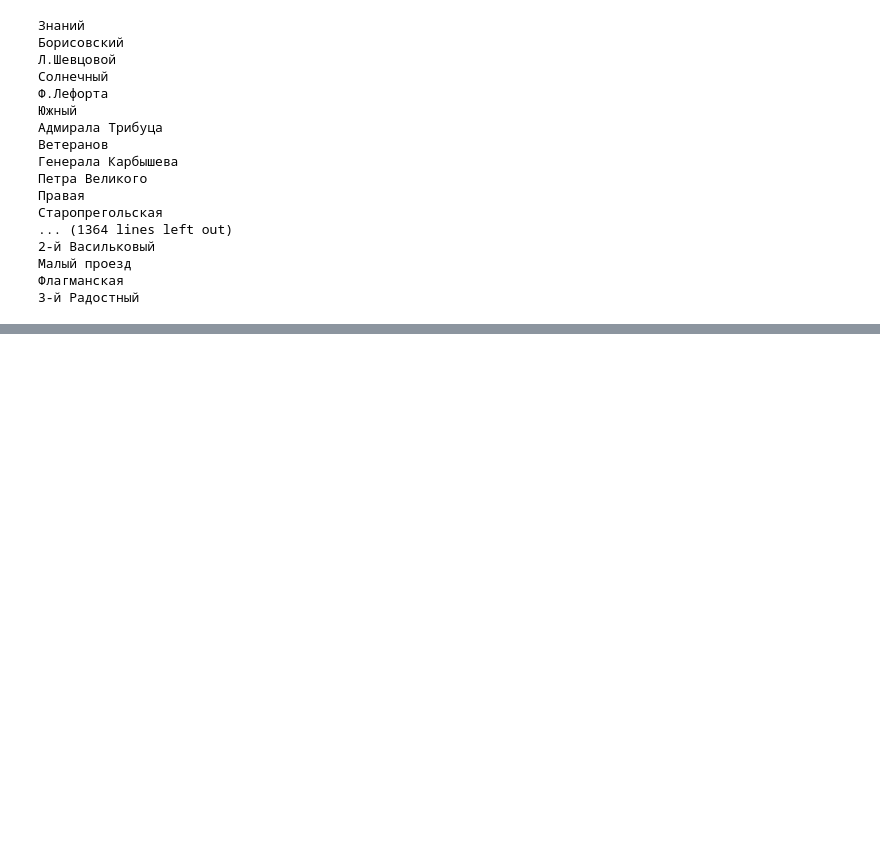
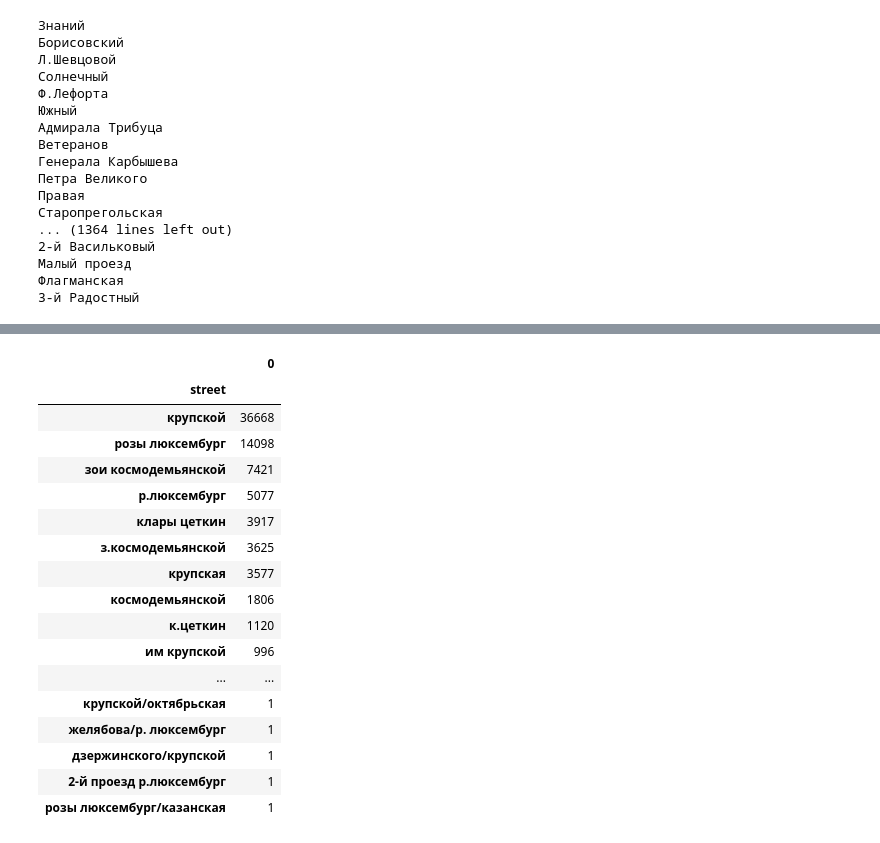
Before and after one commit to kkruglik/female_streets, a Jupyter notebook: russian_streets.ipynb, the cells around one changed output, grey strips where cells are left out. Cells and saved outputs as stored; diff of their text form; code cells hidden in the pictures; blank space fills up the shorter version.

```diff
--- a/russian_streets.ipynb
+++ b/russian_streets.ipynb
@@ -762,0 +770,31 @@ for i in dataset.loc[dataset.settlement == "Калининград", "street"].u
+# %%
+add_names = ["крупской", "крупская", "люксембург", "цеткин", "космодемьянской", "космодемьянская",
+             "ульяновой"
+]
+# %%
+dataset.street = dataset.street.str.lower()
+# %%
+dataset = dataset[dataset.street.notna()]
+# %%
+mask = dataset['street'].str.contains('|'.join(add_names))
+# %%
+dataset[mask].groupby("street").size().sort_values(ascending=False).to_frame()
+# %% [output]
+|  | 0 |
+| street |  |
+| крупской | 36668 |
+| розы люксембург | 14098 |
+| зои космодемьянской | 7421 |
+| р.люксембург | 5077 |
+| клары цеткин | 3917 |
+| з.космодемьянской | 3625 |
+| крупская | 3577 |
+| космодемьянской | 1806 |
+| к.цеткин | 1120 |
+| им крупской | 996 |
+| ... | ... |
+| крупской/октябрьская | 1 |
+| желябова/р. люксембург | 1 |
+| дзержинского/крупской | 1 |
+| 2-й проезд р.люксембург | 1 |
+| розы люксембург/казанская | 1 |
```
Also changed, not shown: parts of 18 cells of this notebook.
